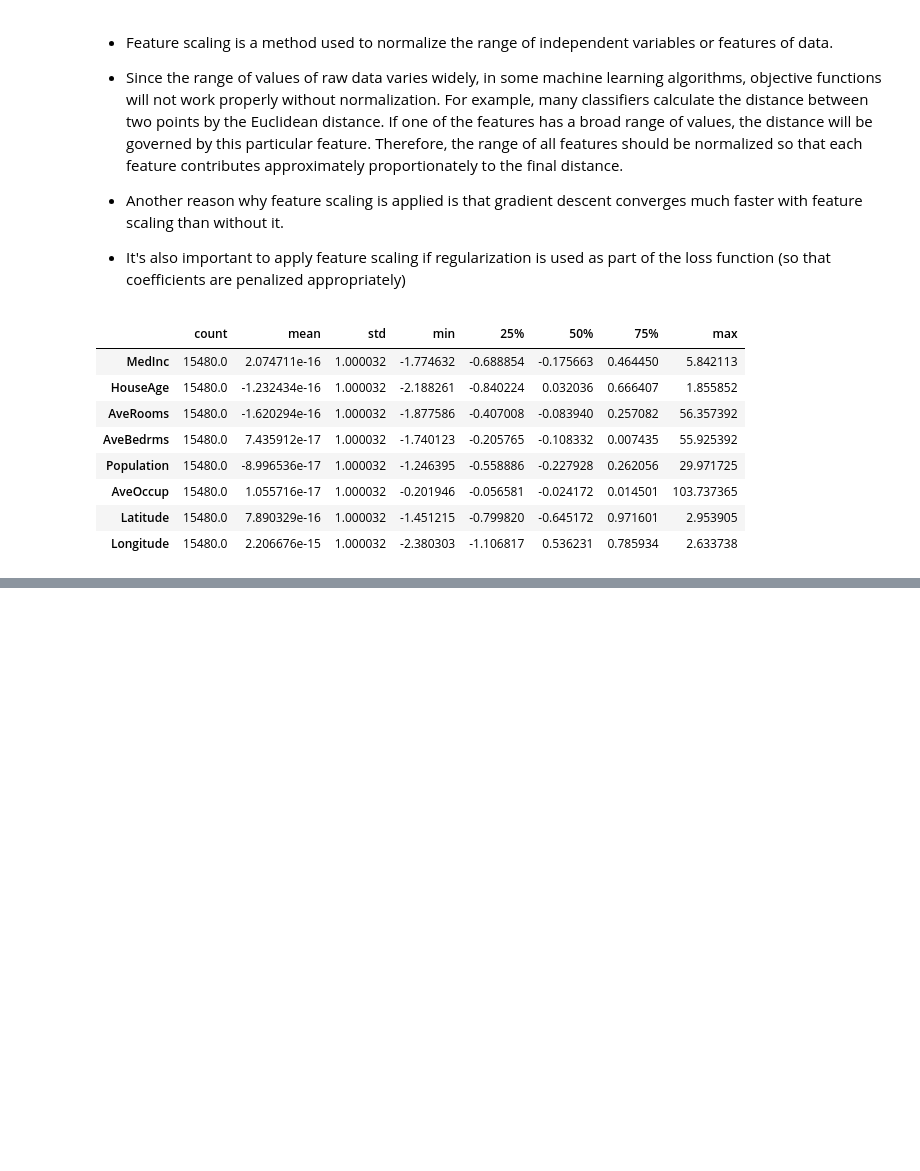
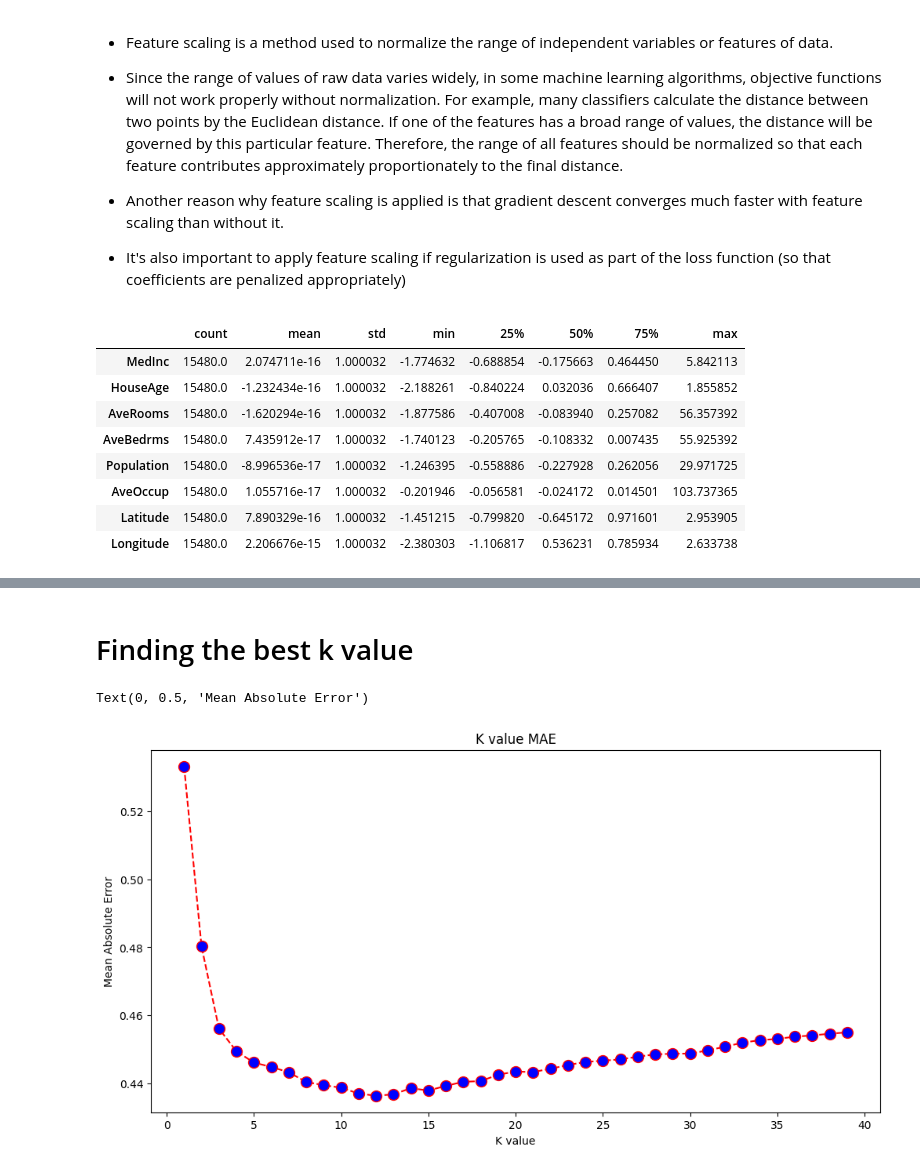
Before and after one commit to BinuraRanasingha/Information-Retrieval-and-Web-Analytics, a Jupyter notebook: k-Nearest Neighbor for Regression.ipynb, the cells around one changed output, grey strips where cells are left out. Drawn from its saved outputs; the diff is of its cells as text; code cells hidden in the pictures; blank space fills up the shorter version.

```diff
--- a/k-Nearest Neighbor for Regression.ipynb
+++ b/k-Nearest Neighbor for Regression.ipynb
@@ -156,0 +159,3 @@ scaled_df.describe().T #.T means transform the matrix
+# %%
+regressor = KNeighborsRegressor()
+regressor.fit(x_train,y_train)
@@ -156,0 +164,2 @@ scaled_df.describe().T #.T means transform the matrix
+# %%
+y_pred = regressor.predict(x_test)
@@ -156,0 +172,8 @@ scaled_df.describe().T #.T means transform the matrix
+# %%
+mae = mean_absolute_error(y_test,y_pred)
+mse = mean_squared_error(y_test,y_pred)
+rmse = mean_squared_error(y_test,y_pred,squared=False) #if True returns MSE value and if flase it returns RMSE value
+
+print(f'mae:{mae}')
+print(f'mse:{mse}')
+print(f'rmse:{rmse}')
@@ -156,0 +203,23 @@ scaled_df.describe().T #.T means transform the matrix
+# %% [markdown]
+# Finding the best k value
+# %%
+error = []
+
+#Calculating MSE error for k values between 1 and 39.
+for i in range(1,40):
+    knn = KNeighborsRegressor(n_neighbors=i)
+    knn.fit(x_train,y_train)
+    pred_i = knn.predict(x_test)
+    mae = mean_absolute_error(y_test, pred_i)
+    error.append(mae)
+# %%
+#Plotting the graphs
+plt.figure(figsize=(12,6))
+plt.plot(range(1,40),error,color='red',linestyle='dashed',marker='o',markerfacecolor='blue',markersize=10)
+
+plt.title('K value MAE')
+plt.xlabel('K value')
+plt.ylabel('Mean Absolute Error')
+# %% [output]
+Text(0, 0.5, 'Mean Absolute Error')
+[figure, added]
```
Also changed, not shown: parts of 11 cells of this notebook.
